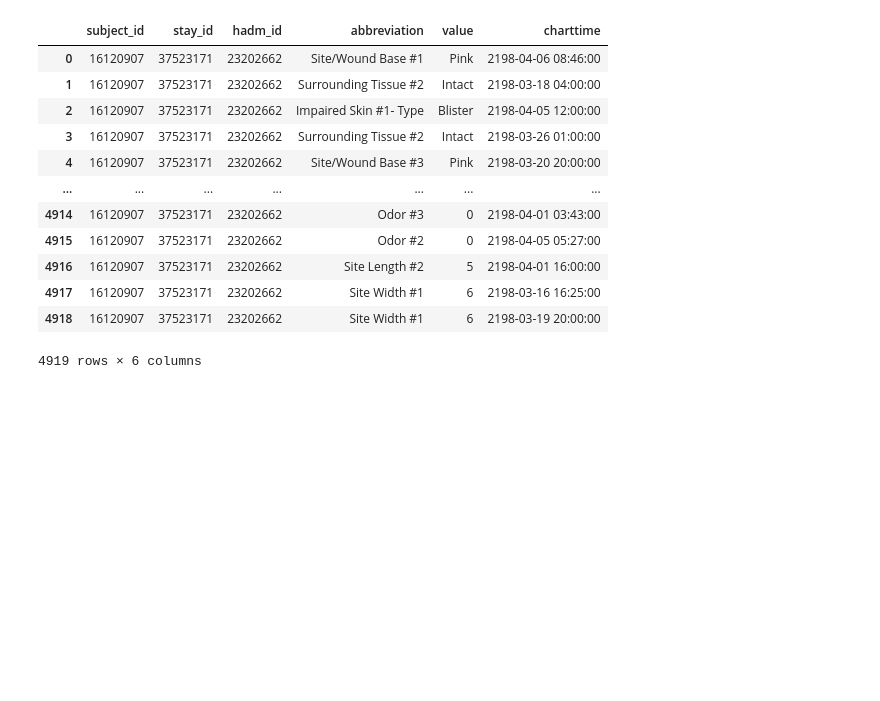
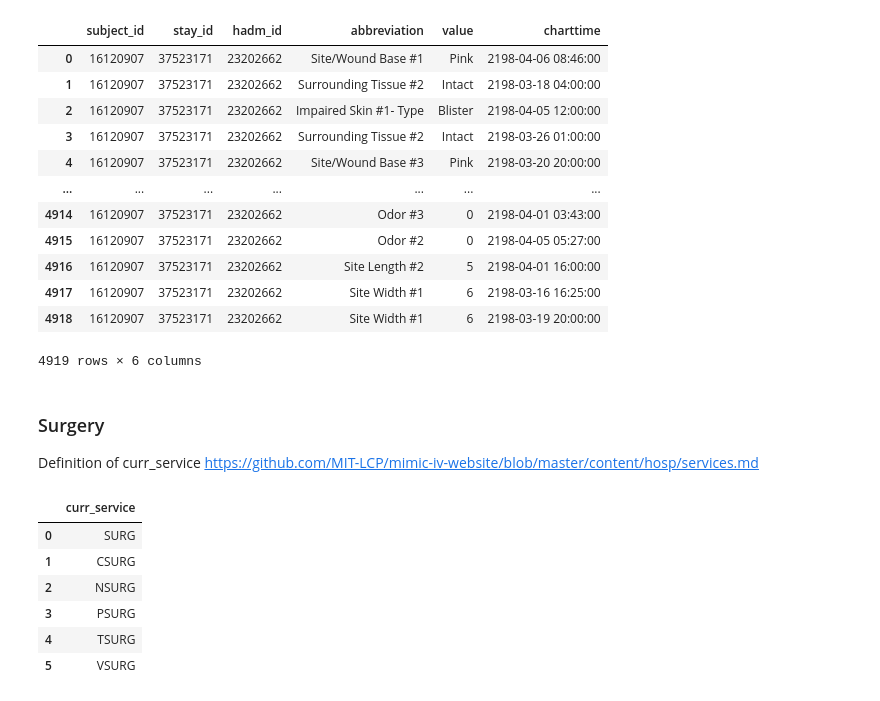
Before and after one commit to wdemichele/COMP90089-VAP-Diagnosis, a Jupyter notebook: Surgical_site_infection.ipynb, the cells around one changed output. Saved outputs shown, nothing was run; the diff lists cells and outputs as text; code cells hidden in the pictures; blank space fills up the shorter version.

Commit message:
add surgery

```diff
--- a/Surgical_site_infection.ipynb
+++ b/Surgical_site_infection.ipynb
@@ -244,3 +244,19 @@ run_query(skin_con_query)
 | 4917 | 16120907 | 37523171 | 23202662 | Site Width #1 | 6 | 2198-03-16 16:25:00 |
 | 4918 | 16120907 | 37523171 | 23202662 | Site Width #1 | 6 | 2198-03-19 20:00:00 |
 4919 rows × 6 columns
+# %% [markdown]
+### Surgery
+Definition of curr_service
+https://github.com/MIT-LCP/mimic-iv-website/blob/master/content/hosp/services.md
+# %%
+query = """SELECT distinct curr_service FROM `physionet-data.mimiciv_hosp.services` where curr_service like "%SURG" LIMIT 1000 """
+
+run_query(query)
+# %% [output]
+|  | curr_service |
+| 0 | SURG |
+| 1 | CSURG |
+| 2 | NSURG |
+| 3 | PSURG |
+| 4 | TSURG |
+| 5 | VSURG |
```
